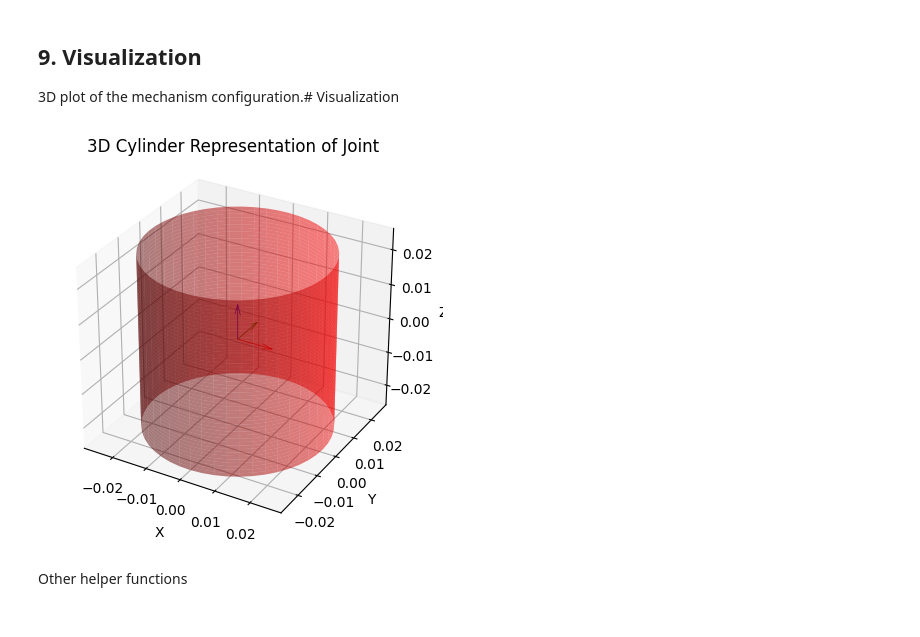
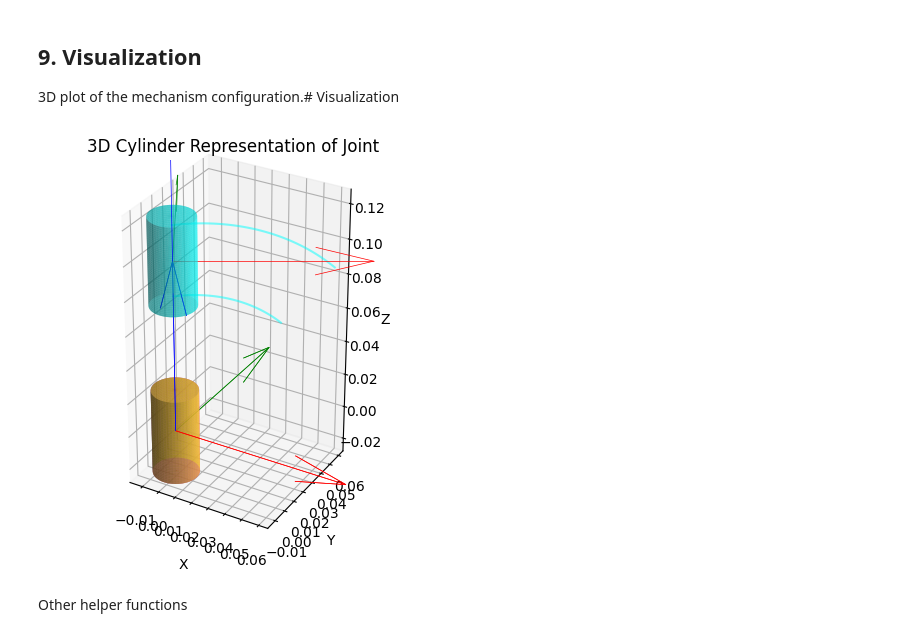
Before and after one commit to ChawinOph/spm-mechanics, a Jupyter notebook: notebooks/spm_kinematics.ipynb, the cells around one changed output. Cells and saved outputs as stored; diff of their text form; code cells hidden in the pictures.

Commit message:
complete rigid cylinder

```diff
--- a/notebooks/spm_kinematics.ipynb
+++ b/notebooks/spm_kinematics.ipynb
@@ -1023,37 +1023,109 @@ def plot_mechanism(theta_vals, alpha_i1_val=np.pi/2, title="3-RRR SPM Configurat
 # plot_mechanism([np.pi/6, np.pi/6, np.pi/6], title="θ = {30°, 30°, 30°}")
 # %%
 # plot 3D cylinder of joint
-def plot_joint_cylinder(ax, radius=0.025, height=0.05, color='cyan', alpha=0.7):
+def plot_joint_cylinder(ax, tf_mat=np.eye(4), radius=0.0125, height=0.05, color='cyan', alpha=0.5):
+    # number of points around circumference and height
+    N = 50
 
-    # Create cylinder data
-    z = np.linspace(-height/2, height/2, 50)
-    theta = np.linspace(0, 2 * np.pi, 50)
+    # Create cylinder points in local frame
+    z = np.linspace(-height/2, height/2, N)
+    theta = np.linspace(0, 2 * np.pi, N)
     Z, Theta = np.meshgrid(z, theta)
     X = radius * np.cos(Theta)
     Y = radius * np.sin(Theta)
 
+    # draw lids for better visualization of the joint as a solid cylinder
+    Radius, Theta = np.meshgrid(np.linspace(0, radius, N), theta)
+    Z_upper_lid = np.full_like(Z, height/2)
+    X_upperlid = Radius * np.cos(Theta)
+    Y_upperlid = Radius * np.sin(Theta)
+
+    Z_lower_lid = np.full_like(Z, -height/2)
+    X_lowerlid = Radius * np.cos(Theta)
+    Y_lowerlid = Radius * np.sin(Theta)
+
+    # transform cylinder points using tf_mat
+    X, Y, Z = transform_points(tf_mat, X, Y, Z)
+    X_upperlid, Y_upperlid, Z_upper_lid = transform_points(tf_mat, X_upperlid, Y_upperlid, Z_upper_lid)
+    X_lowerlid, Y_lowerlid, Z_lower_lid = transform_points(tf_mat, X_lowerlid, Y_lowerlid, Z_lower_lid)
+
     # Plot the cylinder
     ax.plot_surface(X, Y, Z, alpha=alpha, color=color)
 
+    # plot upper and lower lids
+    ax.plot_surface(X_upperlid, Y_upperlid, Z_upper_lid, alpha=alpha, color=color)
+    ax.plot_surface(X_lowerlid, Y_lowerlid, Z_lower_lid, alpha=alpha, color=color)
+
     # plot coordinate frame for the joint
-    _plot_coordinate_frame(ax, np.eye(3), length=0.01)
+    _plot_coordinate_frame(ax, tf_mat[:3, :3], tf_mat[:3, 3], length=0.1)
 
     # Set labels and aspect
     ax.set_xlabel('X')
     ax.set_ylabel('Y')
     ax.set_zlabel('Z')
     ax.set_title('3D Cylinder Representation of Joint')
-    ax.set_box_aspect([1, 1, 1])
-    ax.set_aspect('equal')
 
-    plt.show()
+def transform_points(tf_mat, X, Y, Z):
+    """Apply homogeneous transformation to a set of 3D points."""
+    points = np.vstack((X.flatten(), Y.flatten(), Z.flatten(), np.ones(X.size)))
+    transformed_points = tf_mat @ points
+    return transformed_points[0, :].reshape(X.shape), transformed_points[1, :].reshape(Y.shape), transformed_points[2, :].reshape(Z.shape)
+
+def draw_curved_link(ax, u1, u2, radius=0.1, color='cyan', alpha=0.5):
+    """Draw a curved link between two unit vectors u1 and u2."""
+    # Create a curve from u1 to u2
+    t = np.linspace(0, 1, 100)
+    curve = (1 - t)[:, None] * u1 + t[:, None] * u2
+    curve = curve / np.linalg.norm(curve, axis=1)[:, None] * radius  # scale to desired radius
+
+    # Plot the curve
+    ax.plot(curve[:, 0], curve[:, 1], curve[:, 2], color=color, alpha=alpha)
+
+
+def draw_curved_link_surface(ax, u1, u2, radius=0.1, thickness=0.02, color='cyan', alpha=0.5):
+    """Draw a curved link with thickness between two unit vectors u1 and u2."""
+    # normalize u1 and u2 to ensure they are unit vectors
+    u1 = u1 / np.linalg.norm(u1)
+    u2 = u2 / np.linalg.norm(u2)
+    # Create a curve from u1 to u2
+    t = np.linspace(0, 1, 100)
+    curve = (1 - t)[:, None] * u1 + t[:, None] * u2
+    curve_inner = curve / np.linalg.norm(curve, axis=1)[:, None] * (radius - thickness)  # scale to desired inner radius
+    curve_outer = curve / np.linalg.norm(curve, axis=1)[:, None] * (radius + thickness)  # scale to desired outer radius
+
+    x1 = curve_inner[:, 0]
+    y1 = curve_inner[:, 1]
+    z1 = curve_inner[:, 2]
+    x2 = curve_outer[:, 0]
+    y2 = curve_outer[:, 1]
+    z2 = curve_outer[:, 2]
+
+    # Create a surface by connecting inner and outer curves
+    ax.plot(x1, y1, z1, color=color, alpha=alpha)
+    ax.plot(x2, y2, z2, color=color, alpha=alpha)
+
+def draw_end_effector_frame(ax, tf_mat=np.eye(4), length=0.1):
+    """Draw the end-effector frame at the given transformation."""
+    _plot_coordinate_frame(ax, tf_mat[:3, :3], tf_mat[:3, 3], length=length)
 
 fig = plt.figure()
 ax = fig.add_subplot(111, projection='3d')
-# add multiple cylinders with different parameters in the same plot
-plot_joint_cylinder(ax, color='red', alpha=0.5)
+
+joint_tf = np.eye(4)
+euler_angles = [np.pi/6, 0, 0]  # example rotation
+joint_tf[:3, :3] = R.from_euler('zyx', euler_angles).as_matrix()
+joint_tf[:3, 3] = [0.0,  0.0, 0.1]  # example translation
+
+plot_joint_cylinder(ax, tf_mat=joint_tf, color='cyan')
+plot_joint_cylinder(ax, color='magenta')
+plot_joint_cylinder(ax, color='yellow')
+draw_curved_link_surface(ax, u1=[0, 0, 1], u2=[0.5, 0.5, 0.707], radius=0.1, color='cyan')
+
+# ax.set_box_aspect([1, 1, 1])
+ax.set_aspect('equal')
+plt.show()
 # %% [output]
-[figure, old version]
+[figure, new version]
 # %% [markdown]
 Other helper functions
 # %%
```
